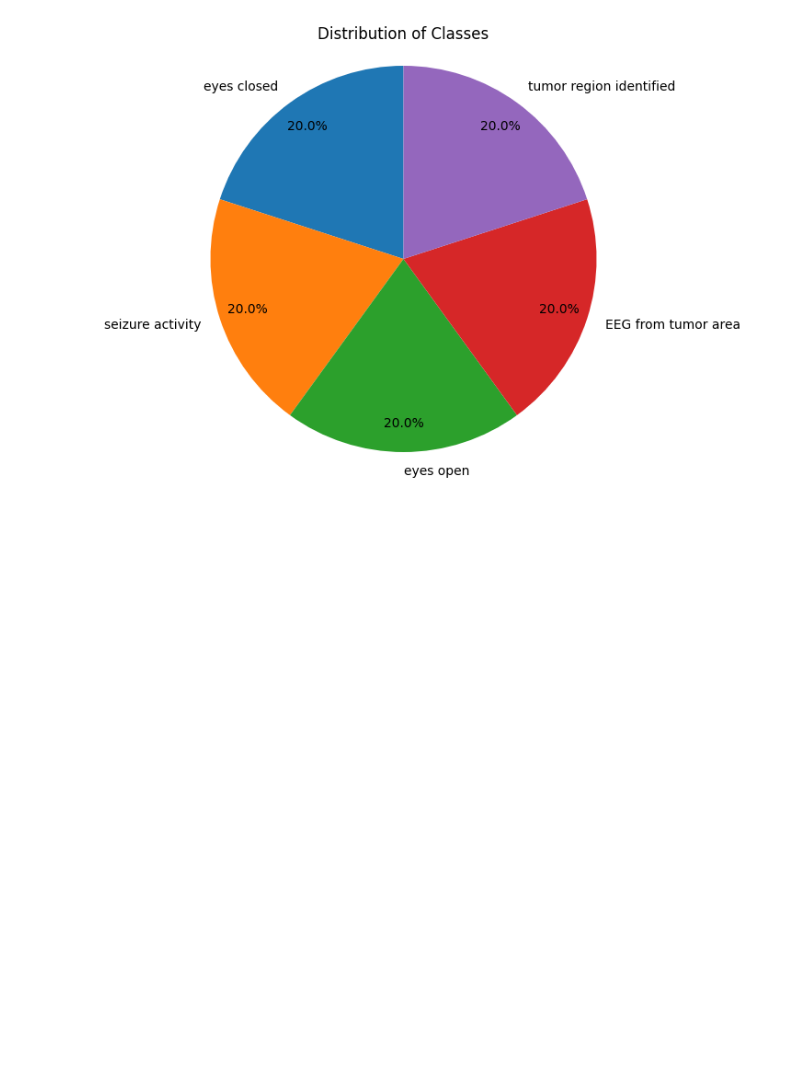
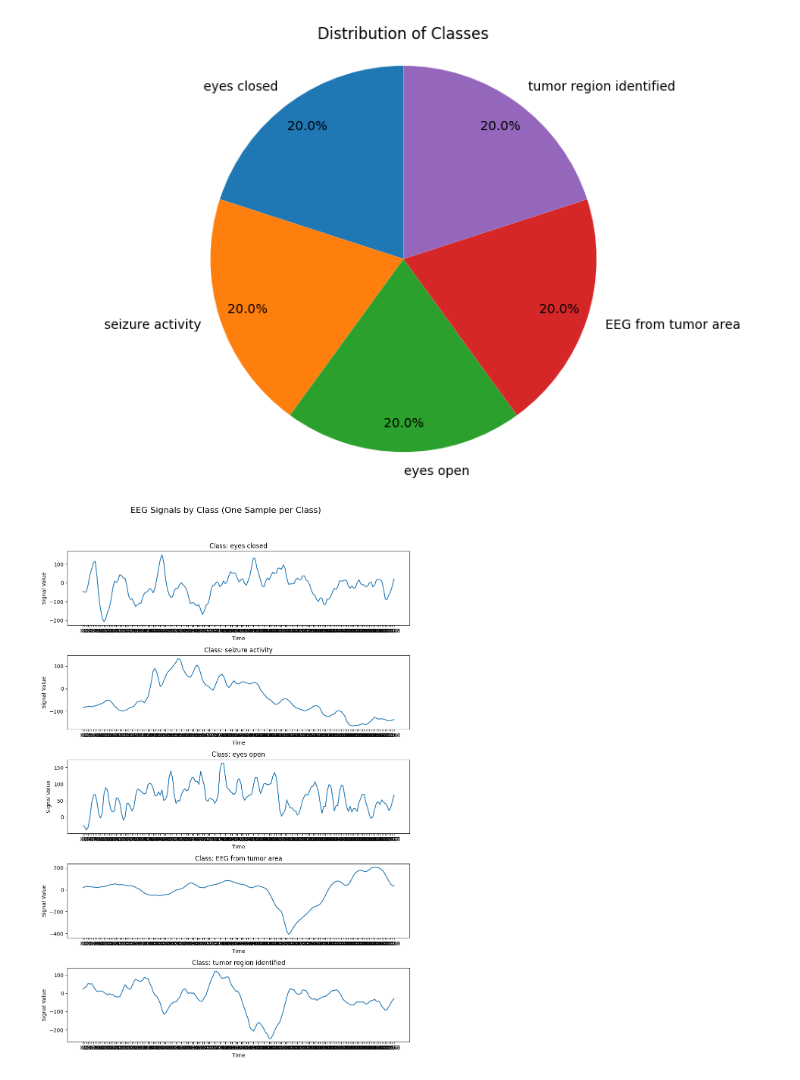
Before and after one commit to sprasha09/BME450-EpilepticSeizureRecognition, a Jupyter notebook: SeizureDetection_project.ipynb, the cells around one changed output. Drawn from its saved outputs; the diff is of its cells as text; code cells hidden in the pictures; blank space fills up the shorter version.

Commit message:
added plot code block

```diff
--- a/SeizureDetection_project.ipynb
+++ b/SeizureDetection_project.ipynb
@@ -111,3 +111,32 @@ plt.axis('equal')
 plt.show()
 # %% [output]
 [figure]
+# %%
+import matplotlib.pyplot as plt
+
+unique_classes = df['y'].unique()
+
+# Create subplots for each class with 1 column
+fig, axes = plt.subplots(len(unique_classes), 1, figsize=(10, 3 * len(unique_classes)))
+fig.suptitle('EEG Signals by Class (One Sample per Class)', fontsize = 16)
+
+# Iterate over each class
+for i, class_label in enumerate(unique_classes):
+
+    # Filter the DataFrame for the current class
+    class_data = df[df['y'] == class_label]
+
+    # Select 1 random sample from the class
+    random_sample = class_data.sample(n=1).drop(columns = 'y')
+
+    # Plot the sample
+    axes[i].plot(random_sample.iloc[0,:])
+    axes[i].set_title(f'Class: {class_label}')
+    axes[i].set_xlabel('Time')
+    axes[i].set_ylabel('Signal Value')
+
+# Adjust layout and display the plot
+plt.tight_layout(rect = [0, 0, 1, 0.95])
+plt.show()
+# %% [output]
+[figure, added]
```
